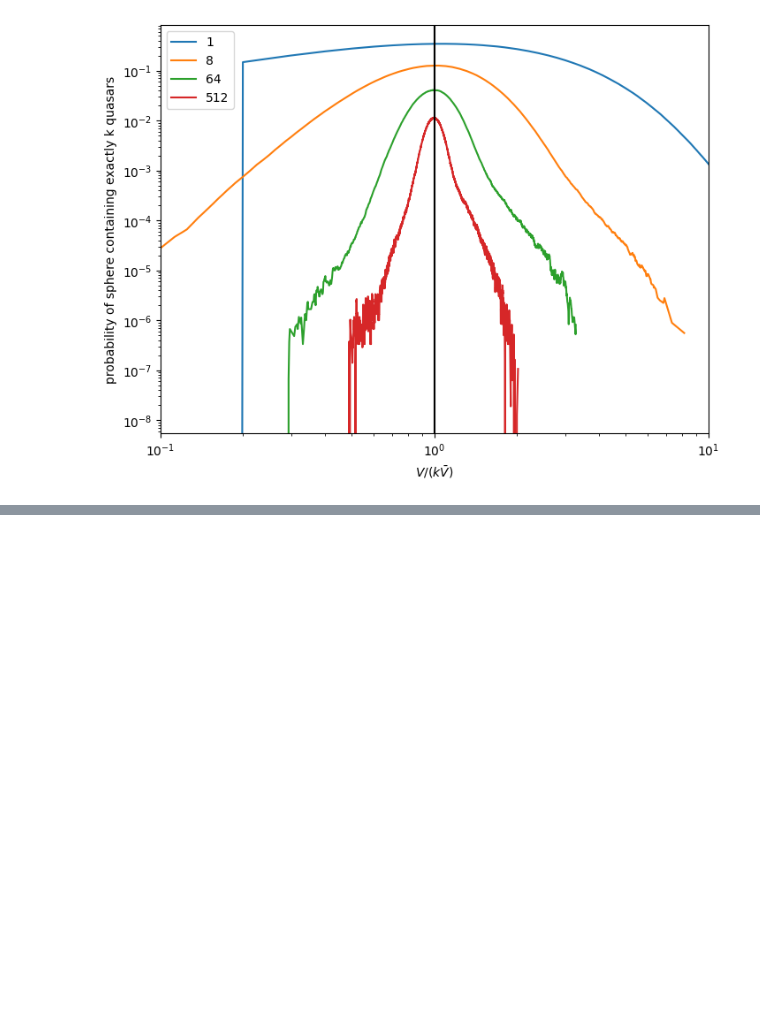
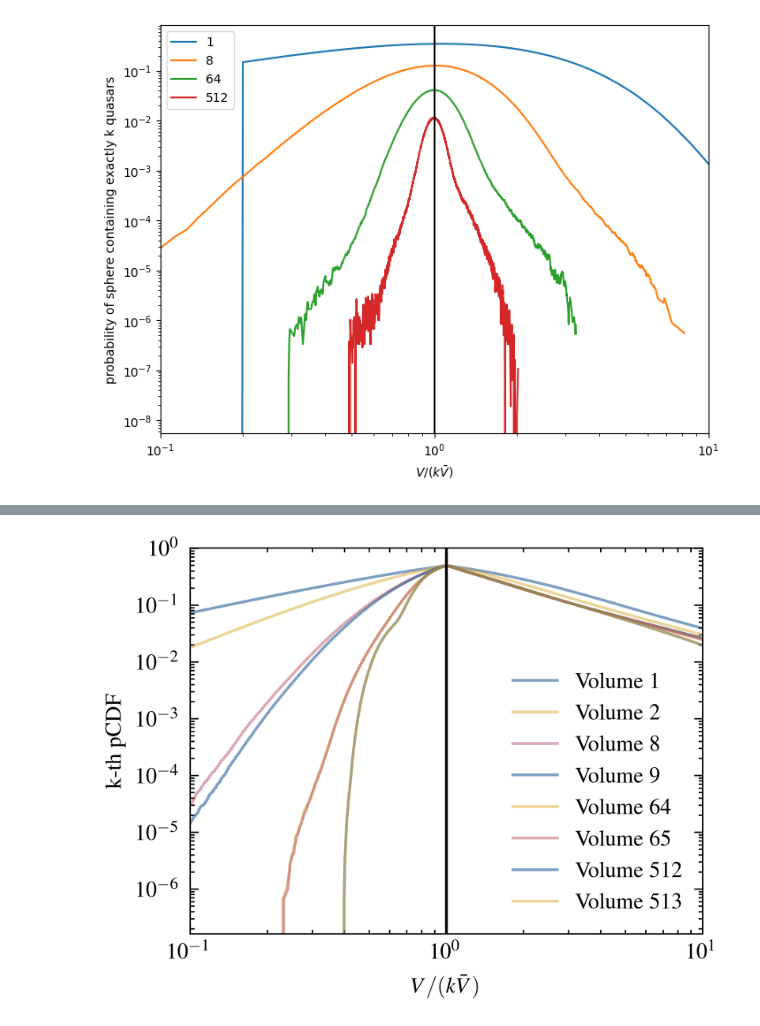
Before and after one commit to yipihey/quaia-knn, a Jupyter notebook: FirstSteps.ipynb, the cells around one changed output, grey strips where cells are left out. Saved outputs shown, nothing was run; the diff lists cells and outputs as text; code cells hidden in the pictures; blank space fills up the shorter version.

```diff
--- a/FirstSteps.ipynb
+++ b/FirstSteps.ipynb
@@ -199,0 +214,12 @@ plt.legend();
+# %%
+for c, k in enumerate(ks):
+    color = plt.gca()._get_lines.get_next_color()
+    plt.loglog(vcdfs[k].x()/vcdfs[k].median(), vcdfs[k].pcdf(vcdfs[k].x()), label=f'Volume {k}', color=color,alpha=0.5,lw=2)
+#    plt.loglog(cdfs[k].x()/k/10, cdfs[k].pcdf(cdfs[k].x()),label=str(k), color=color)
+plt.axvline(1,color='black')
+plt.xlabel(r'$V/(k\bar{V})$')
+plt.ylabel(r'k-th pCDF')
+plt.xlim([1e-1,1e1])
+plt.legend();
+# %% [output]
+[figure, added]
```
Also changed, not shown: parts of 10 cells of this notebook.
